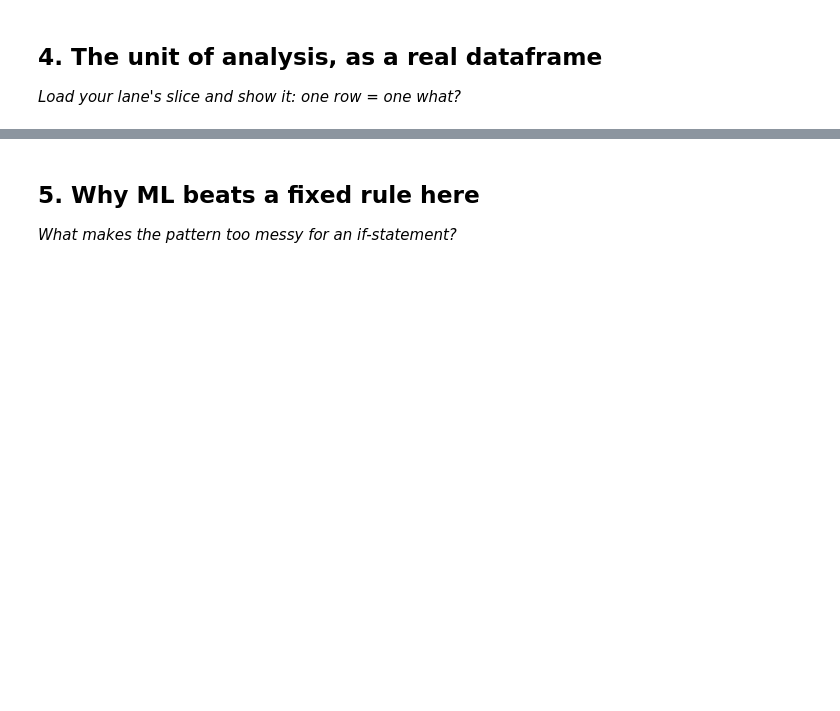
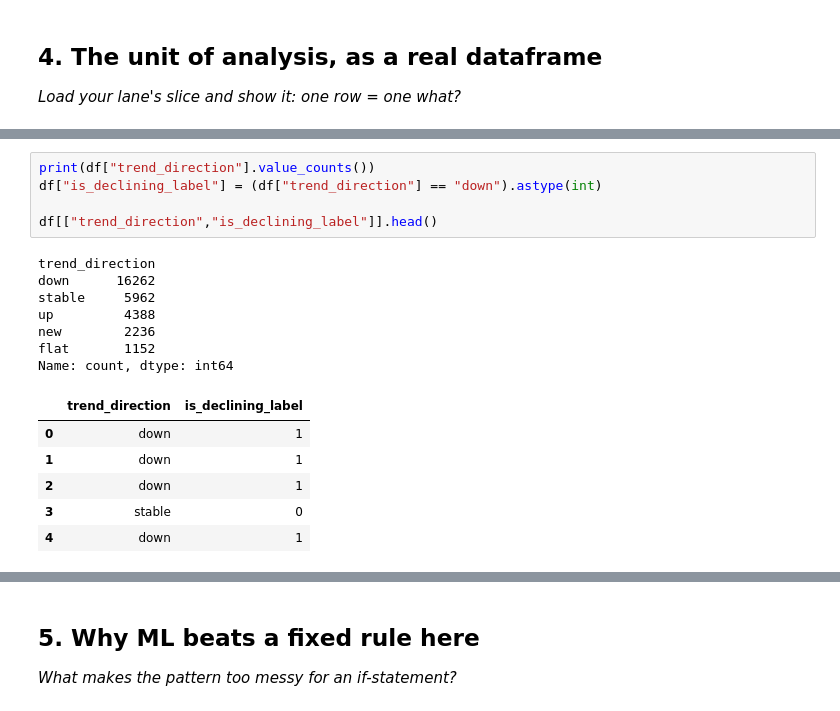
Before and after one commit to MohamedElsayed75/FRW1NB1, a Jupyter notebook: work/notebooks/w02_ml_task_framing.ipynb, the cells around one changed output, grey strips where cells are left out. Saved outputs shown, nothing was run; the diff lists cells and outputs as text; blank space fills up the shorter version.

```diff
--- a/work/notebooks/w02_ml_task_framing.ipynb
+++ b/work/notebooks/w02_ml_task_framing.ipynb
@@ -78,0 +105,19 @@ FileNotFoundError: [Errno 2] No such file or directory: '../../data/raw/content_
+# %%
+print(df["trend_direction"].value_counts())
+df["is_declining_label"] = (df["trend_direction"] == "down").astype(int)
+
+df[["trend_direction","is_declining_label"]].head()
+# %% [output]
+trend_direction
+down      16262
+stable     5962
+up         4388
+new        2236
+flat       1152
+Name: count, dtype: int64
+|  | trend_direction | is_declining_label |
+| 0 | down | 1 |
+| 1 | down | 1 |
+| 2 | down | 1 |
+| 3 | stable | 0 |
+| 4 | down | 1 |
```
Also changed, not shown: parts of 7 cells of this notebook.
